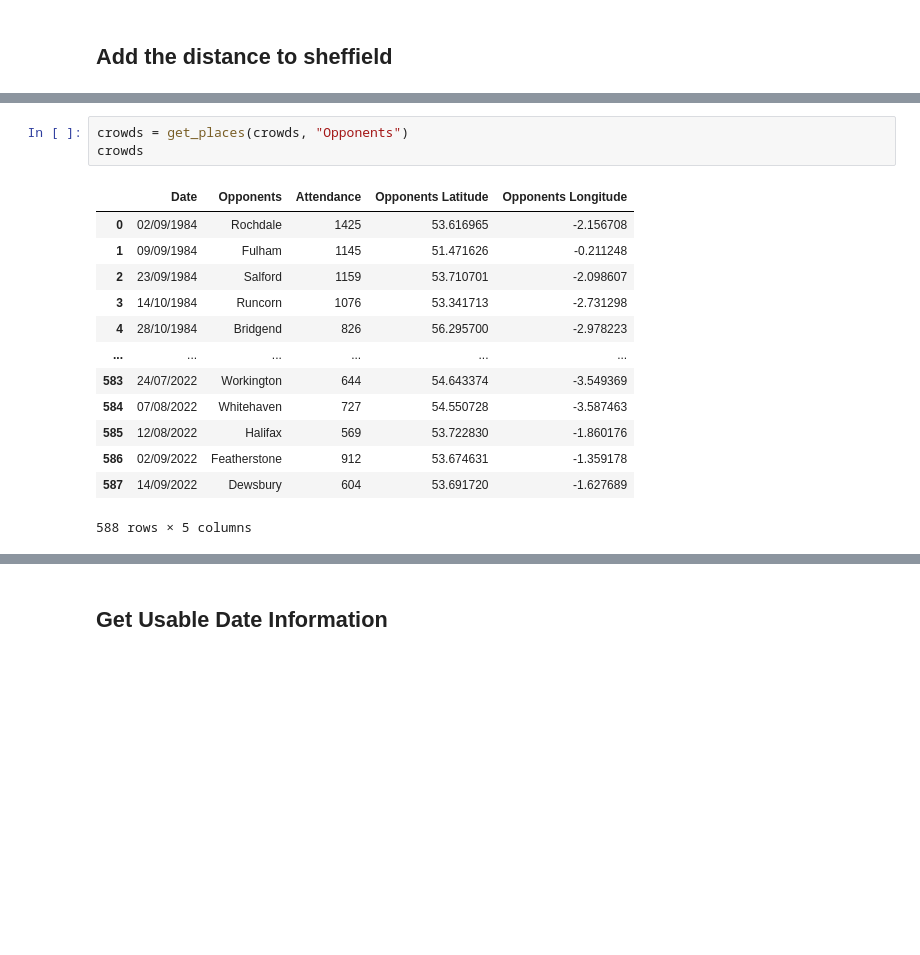
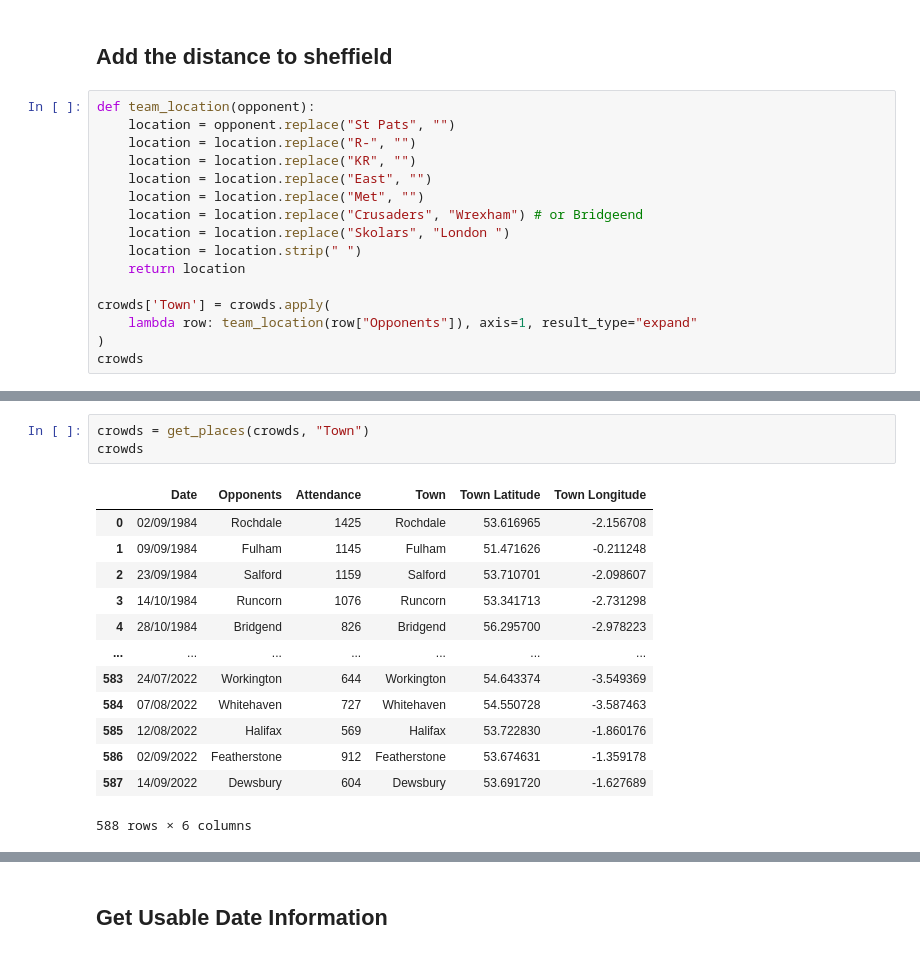
Before and after one commit to UTCSheffield/OCR-Unit-7-Data-analysis-and-design, a Jupyter notebook: content/2-4 Quantitative data analysis/Cleaning data.ipynb, the cells around one changed output, grey strips where cells are left out. Saved outputs shown, nothing was run; the diff lists cells and outputs as text; blank space fills up the shorter version.

```diff
--- a/content/2-4 Quantitative data analysis/Cleaning data.ipynb
+++ b/content/2-4 Quantitative data analysis/Cleaning data.ipynb
@@ -200,3 +200,19 @@ crowds
 588 rows × 3 columns
 # %% [markdown]
 ## Add the distance to sheffield
+# %%
+def team_location(opponent):
+    location = opponent.replace("St Pats", "")
+    location = location.replace("R-", "")
+    location = location.replace("KR", "")
+    location = location.replace("East", "")
+    location = location.replace("Met", "")
+    location = location.replace("Crusaders", "Wrexham") # or Bridgeend
+    location = location.replace("Skolars", "London ")
+    location = location.strip(" ")
+    return location
+
+crowds['Town'] = crowds.apply(
+    lambda row: team_location(row["Opponents"]), axis=1, result_type="expand"
+)
+crowds
@@ -203,17 +233,17 @@ crowds
 # %%
-crowds = get_places(crowds, "Opponents")
+crowds = get_places(crowds, "Town")
 crowds
 # %% [output]
-|  | Date | Opponents | Attendance | Opponents Latitude | Opponents Longitude |
-| 0 | 02/09/1984 | Rochdale | 1425 | 53.616965 | -2.156708 |
-| 1 | 09/09/1984 | Fulham | 1145 | 51.471626 | -0.211248 |
-| 2 | 23/09/1984 | Salford | 1159 | 53.710701 | -2.098607 |
-| 3 | 14/10/1984 | Runcorn | 1076 | 53.341713 | -2.731298 |
-| 4 | 28/10/1984 | Bridgend | 826 | 56.295700 | -2.978223 |
-| ... | ... | ... | ... | ... | ... |
-| 583 | 24/07/2022 | Workington | 644 | 54.643374 | -3.549369 |
-| 584 | 07/08/2022 | Whitehaven | 727 | 54.550728 | -3.587463 |
-| 585 | 12/08/2022 | Halifax | 569 | 53.722830 | -1.860176 |
-| 586 | 02/09/2022 | Featherstone | 912 | 53.674631 | -1.359178 |
-| 587 | 14/09/2022 | Dewsbury | 604 | 53.691720 | -1.627689 |
+|  | Date | Opponents | Attendance | Town | Town Latitude | Town Longitude |
+| 0 | 02/09/1984 | Rochdale | 1425 | Rochdale | 53.616965 | -2.156708 |
+| 1 | 09/09/1984 | Fulham | 1145 | Fulham | 51.471626 | -0.211248 |
+| 2 | 23/09/1984 | Salford | 1159 | Salford | 53.710701 | -2.098607 |
+| 3 | 14/10/1984 | Runcorn | 1076 | Runcorn | 53.341713 | -2.731298 |
+| 4 | 28/10/1984 | Bridgend | 826 | Bridgend | 56.295700 | -2.978223 |
+| ... | ... | ... | ... | ... | ... | ... |
+| 583 | 24/07/2022 | Workington | 644 | Workington | 54.643374 | -3.549369 |
+| 584 | 07/08/2022 | Whitehaven | 727 | Whitehaven | 54.550728 | -3.587463 |
+| 585 | 12/08/2022 | Halifax | 569 | Halifax | 53.722830 | -1.860176 |
+| 586 | 02/09/2022 | Featherstone | 912 | Featherstone | 53.674631 | -1.359178 |
+| 587 | 14/09/2022 | Dewsbury | 604 | Dewsbury | 53.691720 | -1.627689 |
-588 rows × 5 columns
+588 rows × 6 columns
```
Also changed, not shown: parts of 14 cells of this notebook, 4 other files.
